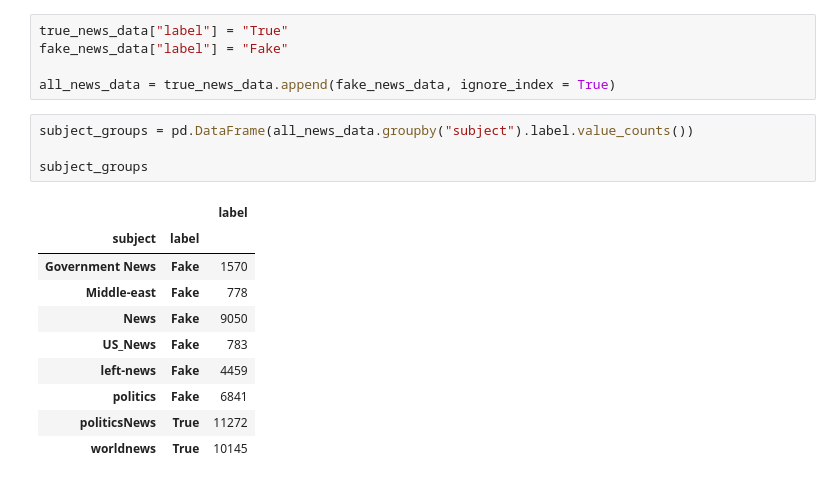
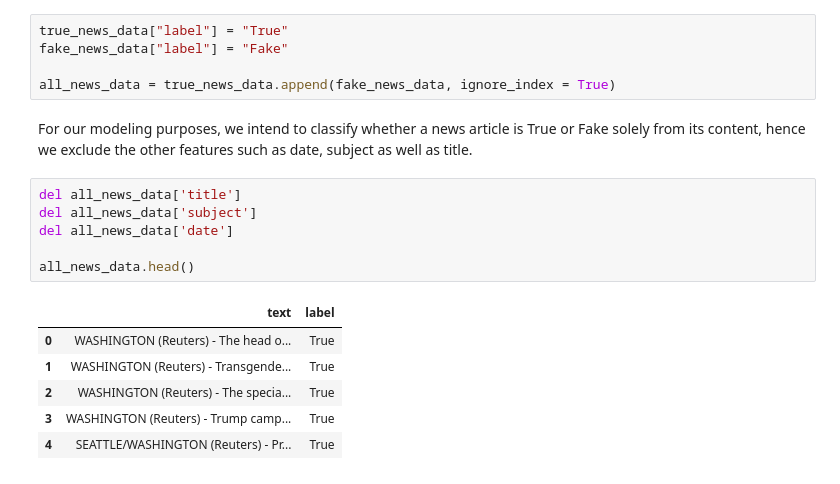
Before and after one commit to mdhrumil/fakenews, a Jupyter notebook: model/Fake news classification - Modeling and Analysis.ipynb, the cells around one changed output. Saved outputs shown, nothing was run; the diff lists cells and outputs as text.

```diff
--- a/model/Fake news classifier model.ipynb
+++ b/model/Fake news classification - Modeling and Analysis.ipynb
@@ -191,18 +191,18 @@ true_news_data["label"] = "True"
 fake_news_data["label"] = "Fake"
 
 all_news_data = true_news_data.append(fake_news_data, ignore_index = True)
-# %%
-subject_groups = pd.DataFrame(all_news_data.groupby("subject").label.value_counts())
-
-subject_groups
-# %% [output]
-|  |  | label |
-| subject | label |  |
-| Government News | Fake | 1570 |
-| Middle-east | Fake | 778 |
-| News | Fake | 9050 |
-| US_News | Fake | 783 |
-| left-news | Fake | 4459 |
-| politics | Fake | 6841 |
-| politicsNews | True | 11272 |
-| worldnews | True | 10145 |
+# %% [markdown]
+For our modeling purposes, we intend to classify whether a news article is True or Fake solely from its content, hence we exclude the other features such as date, subject as well as title.
+# %%
+del all_news_data['title']
+del all_news_data['subject']
+del all_news_data['date']
+
+all_news_data.head()
+# %% [output]
+|  | text | label |
+| 0 | WASHINGTON (Reuters) - The head o... | True |
+| 1 | WASHINGTON (Reuters) - Transgende... | True |
+| 2 | WASHINGTON (Reuters) - The specia... | True |
+| 3 | WASHINGTON (Reuters) - Trump camp... | True |
+| 4 | SEATTLE/WASHINGTON (Reuters) - Pr... | True |
```
Also changed, not shown: parts of 9 cells of this notebook.
